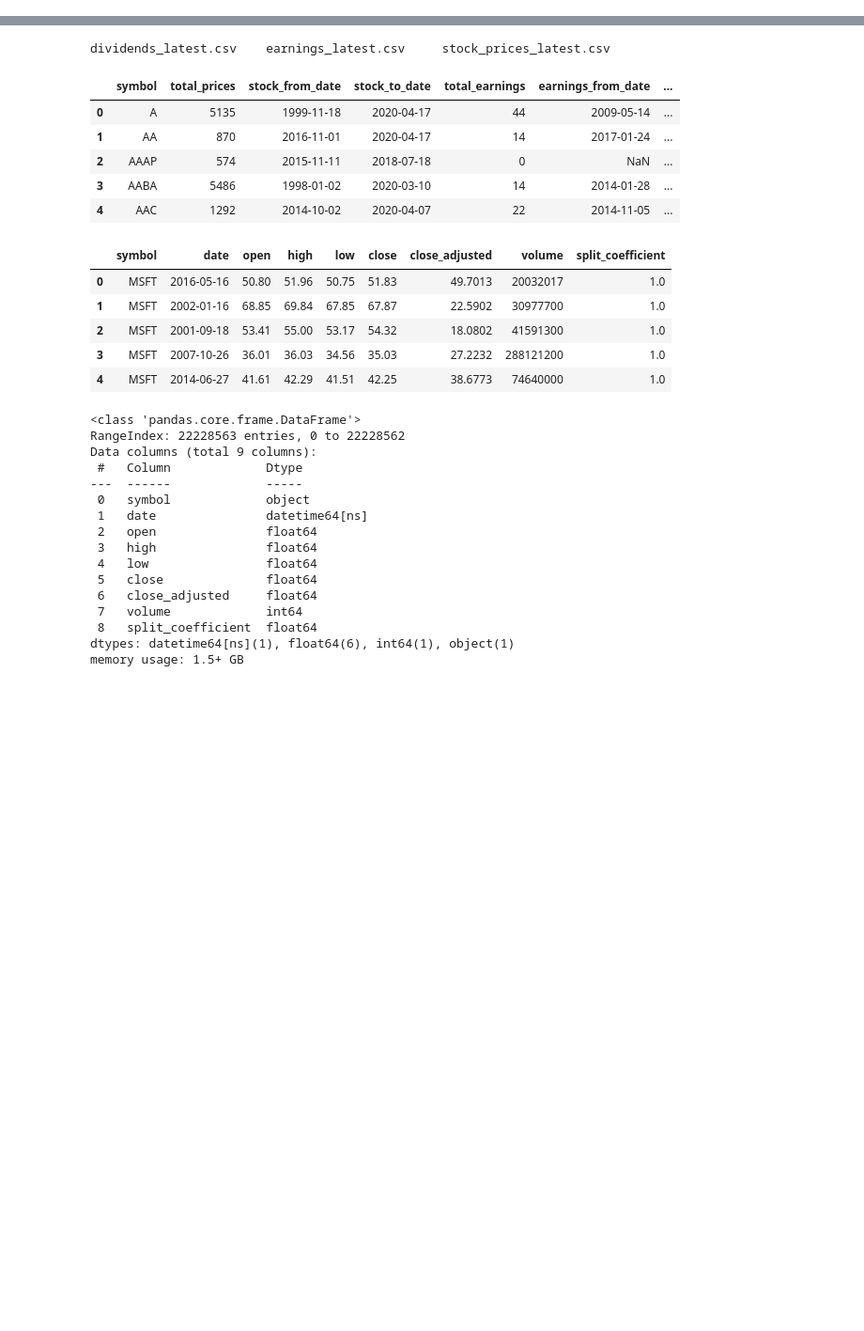
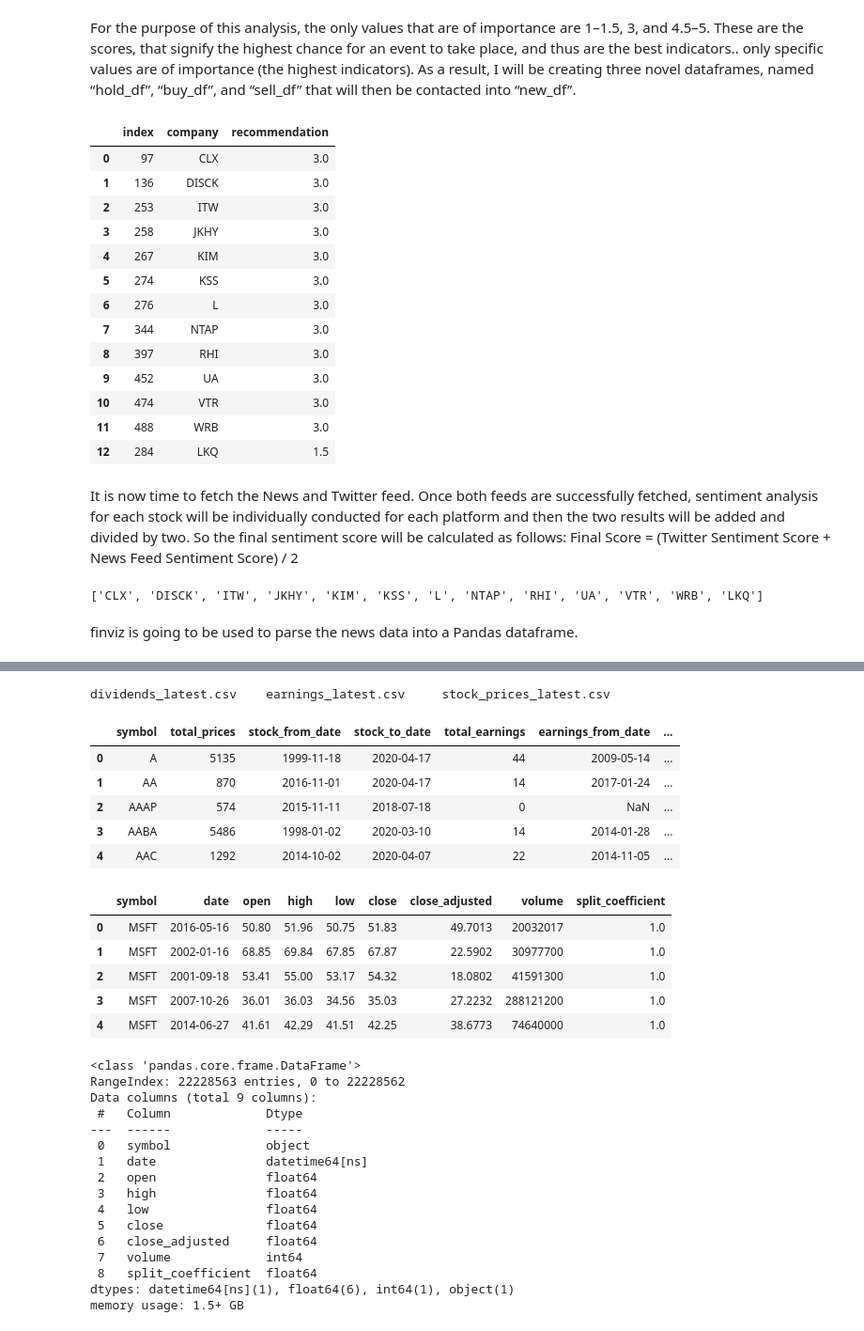
Before and after one commit to yegorkryukov/springboard, a Jupyter notebook: capstone/exploration.ipynb, the cells around one changed output, grey strips where cells are left out. Shown at 94% size. Cells and saved outputs as stored; diff of their text form; code cells hidden in the pictures; blank space fills up the shorter version.

```diff
--- a/capstone/exploration.ipynb
+++ b/capstone/exploration.ipynb
@@ -0,0 +22,24 @@
+# %%
+tickers = si.tickers_sp500()
+recommendations = []
+
+for ticker in tickers:
+    lhs_url = 'https://query2.finance.yahoo.com/v10/finance/quoteSummary/'
+    rhs_url = '?formatted=true&crumb=swg7qs5y9UP&lang=en-US&region=US&' \
+              'modules=upgradeDowngradeHistory,recommendationTrend,' \
+              'financialData,earningsHistory,earningsTrend,industryTrend&' \
+              'corsDomain=finance.yahoo.com'
+
+    url =  lhs_url + ticker + rhs_url
+    r = requests.get(url)
+    if not r.ok:
+        recommendation = 6
+    try:
+        result = r.json()['quoteSummary']['result'][0]
+        recommendation =result['financialData']['recommendationMean']['fmt']
+    except:
+        recommendation = 6
+
+    recommendations.append(recommendation)
+
+recommendations[:10]
@@ -0,0 +65,4 @@
+# %%
+df = pd.DataFrame(list(zip(tickers, recommendations)),
+               columns =['company', 'recommendation'])
+df.head()
@@ -0,0 +88,4 @@
+# %%
+df['recommendation'] = pd.to_numeric(df['recommendation'])
+df = df[df.recommendation != 6]
+df.sort_values(by=['recommendation'], ascending = True)
@@ -0,0 +106,42 @@
+# %% [markdown]
+For the purpose of this analysis, the only values that are of importance are 1–1.5, 3, and 4.5–5. These are the scores, that signify the highest chance for an event to take place, and thus are the best indicators..
+only specific values are of importance (the highest indicators). As a result, I will be creating three novel dataframes, named “hold_df”, “buy_df”, and “sell_df” that will then be contacted into “new_df”.
+# %%
+hold_df = df[df.recommendation == 3]
+buy_df = df[df.recommendation <= 1.5]
+sell_df = df[df.recommendation >= 4.5]
+
+df_list = [hold_df, buy_df, sell_df]
+new_df = pd.concat(df_list)
+new_df.reset_index(level=0, inplace=True)
+new_df
+# %% [output]
+|  | index | company | recommendation |
+| 0 | 97 | CLX | 3.0 |
+| 1 | 136 | DISCK | 3.0 |
+| 2 | 253 | ITW | 3.0 |
+| 3 | 258 | JKHY | 3.0 |
+| 4 | 267 | KIM | 3.0 |
+| 5 | 274 | KSS | 3.0 |
+| 6 | 276 | L | 3.0 |
+| 7 | 344 | NTAP | 3.0 |
+| 8 | 397 | RHI | 3.0 |
+| 9 | 452 | UA | 3.0 |
+| 10 | 474 | VTR | 3.0 |
+| 11 | 488 | WRB | 3.0 |
+| 12 | 284 | LKQ | 1.5 |
+# %% [markdown]
+It is now time to fetch the News and Twitter feed. Once both feeds are successfully fetched, sentiment analysis for each stock will be individually conducted for each platform and then the two results will be added and divided by two.
+So the final sentiment score will be calculated as follows:
+Final Score = (Twitter Sentiment Score + News Feed Sentiment Score) / 2
+# %%
+tickers =[]
+
+for index, rows in new_df.iterrows():
+    tickers.append(rows.company)
+
+print(tickers)
+# %% [output]
+['CLX', 'DISCK', 'ITW', 'JKHY', 'KIM', 'KSS', 'L', 'NTAP', 'RHI', 'UA', 'VTR', 'WRB', 'LKQ']
+# %% [markdown]
+finviz is going to be used to parse the news data into a Pandas dataframe.
```
Also changed, not shown: parts of 24 cells of this notebook, 1 other file.
